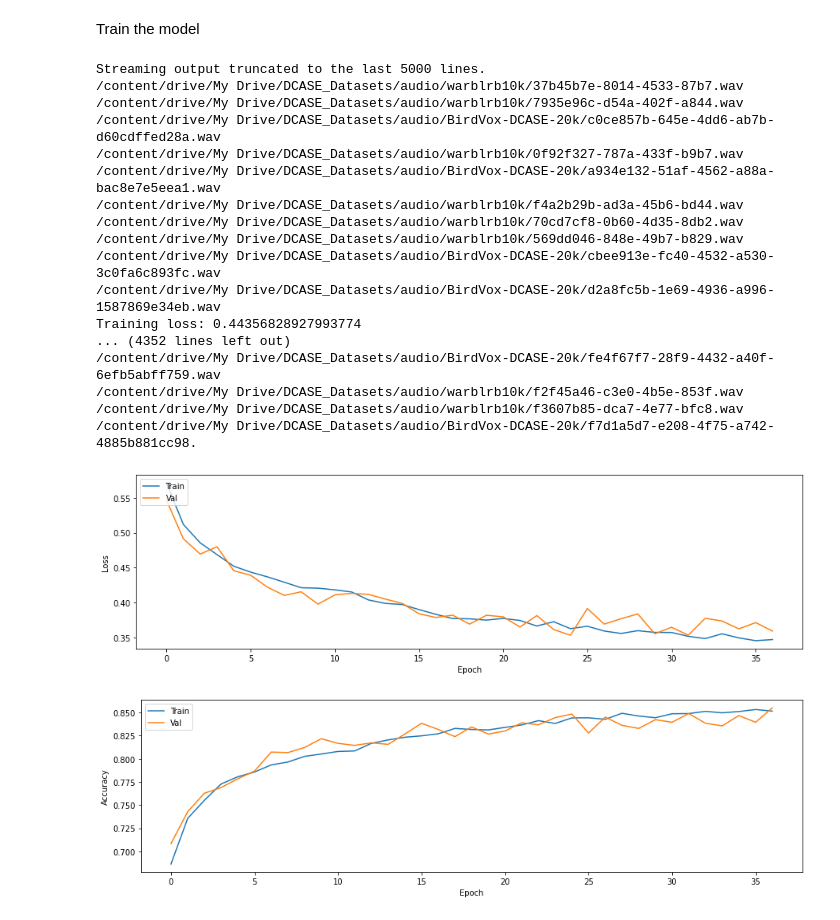
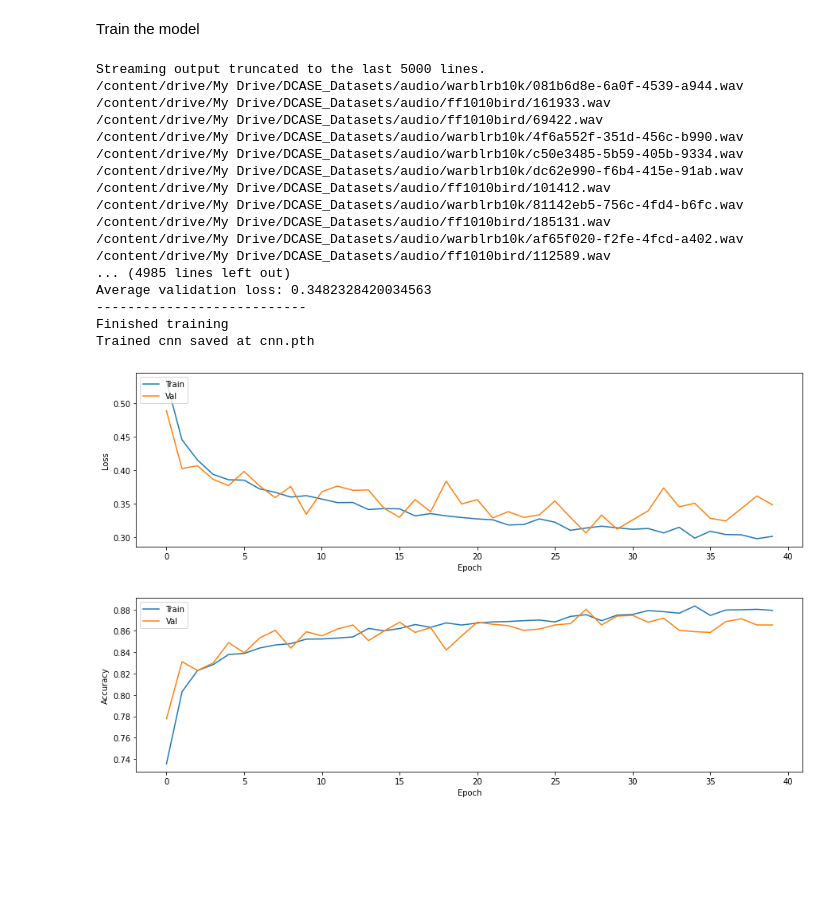
Before and after one commit to edward-h-81/bird_sound_detection, a Jupyter notebook: cnn_pytorch/train_binary_uky_val_conmatrix_sig_repro.ipynb, the cells around one changed output. Cells and saved outputs as stored; diff of their text form; code cells hidden in the pictures; blank space fills up the shorter version.

```diff
--- a/cnn_pytorch/train_binary_uky_val_conmatrix_sig_repro.ipynb
+++ b/cnn_pytorch/train_binary_uky_val_conmatrix_sig_repro.ipynb
@@ -526,6 +526,7 @@ import matplotlib.pyplot as plt
 import math
 from random import randint
 from random import uniform
+from random import random
 
 class DCASE_Dataset(Dataset):
 
@@ -541,7 +542,8 @@ class DCASE_Dataset(Dataset):
                  noise_bool: bool = False,
                  combi_audio_bool: bool = False,
                  pitch_bool: bool = False,
-                 speed_bool: bool = False):
+                 speed_bool: bool = False,
+                 cyc_bool: bool = False):
     self.annotations = pd.read_csv(annotations_file)
     self.audio_dir = audio_dir
     self.device = device
@@ -552,10 +554,12 @@ class DCASE_Dataset(Dataset):
     self.noise_bool = noise_bool
     self.combi_audio_bool = combi_audio_bool
     self.speed_bool = speed_bool
+    self.cyc_bool = cyc_bool
     self.resample_device = resample_device
     self.sig_seed = sig_seed
     self.randint = randint
     self.uniform = uniform
+    self.random = random
     self.size = len(self.annotations) - 1
     # self.lpf_cutoff = 1000
 
@@ -590,6 +594,7 @@ class DCASE_Dataset(Dataset):
     signal = self._right_pad_if_necessary(signal)
     signal = self._add_background_noise(signal)
     signal = self._combine_audio(signal, label)
+    signal = self._cyclic_shift(signal)
     # signal = torchaudio.functional.highpass_biquad(signal, sr, cutoff_freq=self.lpf_cutoff)
 
     # plot_waveform(signal.cpu(), self.target_sample_rate, title="Processed Audio")
@@ -730,6 +735,14 @@ class DCASE_Dataset(Dataset):
 
     return combined_sig
 
+  def _cyclic_shift(self, signal):
+    if self.cyc_bool is False:
+      return signal
+
+    shift = random()
+    shift = int(self.num_samples * shift)
+    signal = torch.roll(signal, shift, dims=1)
+    return signal
 
   def _get_audio_sample_path(self, index):
     fold = f"{self.annotations.iloc[index, 1]}"
@@ -755,8 +768,8 @@ import numpy as np
 
 # from dcasedataset_sig import DCASE_Dataset
 
-ANNOTATIONS_FILE_TRAIN = '/content/drive/My Drive/DCASE_Datasets/labels/train_val_csv/bv_warblr_train.csv'
-ANNOTATIONS_FILE_VAL = '/content/drive/My Drive/DCASE_Datasets/labels/train_val_csv/bv_warblr_val.csv'
+ANNOTATIONS_FILE_TRAIN = '/content/drive/My Drive/DCASE_Datasets/labels/train_val_csv/ff_warblr_train.csv'
+ANNOTATIONS_FILE_VAL = '/content/drive/My Drive/DCASE_Datasets/labels/train_val_csv/ff_warblr_val.csv'
 AUDIO_DIR = '/content/drive/My Drive/DCASE_Datasets/audio/'
 SAMPLE_RATE = 22050
 DURATION = 10
@@ -765,7 +778,7 @@ RESAMPLE_DEVICE = 'cuda'
 SIG_SEED = seed(667)
 
 BATCH_SIZE = 16
-EPOCHS = 37
+EPOCHS = 40
 LEARNING_RATE = 0.001
 
 def seed_worker(worker_id):
@@ -956,7 +969,8 @@ if __name__ == "__main__":
                             noise_bool=False,
                             combi_audio_bool=False,
                             pitch_bool=False,
-                            speed_bool=False
+                            speed_bool=False,
+                            cyc_bool=False
                             )
 
     val_data = DCASE_Dataset(ANNOTATIONS_FILE_VAL,
@@ -976,51 +990,51 @@ if __name__ == "__main__":
     # initialise loss funtion + optimiser
     # loss_fn = nn.BCELoss()
     loss_fn = nn.BCEWithLogitsLoss()
     optimiser = torch.optim.Adam(cnn.parameters(),
                                  lr=LEARNING_RATE)
 
     # train model
     training_and_validation(cnn, train_dataloader, val_dataloader, loss_fn, optimiser, device, EPOCHS, sigmoid)
 
     # save model
     torch.save(cnn.state_dict(), "/content/drive/My Drive/MSc_Project_Colab/BAD_PyTorch/cnn.pth")
     print("Trained cnn saved at cnn.pth")
 
     # plot the loss over train and validation dataset
     plt.plot(train_x, train_loss_y)
     plt.plot(val_x, val_loss_y)
     plt.xlabel("Epoch")
     plt.ylabel("Loss")
     plt.legend(["Train", "Val"], loc=2)
     plt.show()
 
     # plot the accuracy over train and validation dataset
     plt.plot(train_x, train_acc_y)
     plt.plot(val_x, val_acc_y)
     plt.xlabel("Epoch")
     plt.ylabel("Accuracy")
     plt.legend(["Train", "Val"], loc=2)
     plt.show()
 # %% [output]
 Streaming output truncated to the last 5000 lines.
-/content/drive/My Drive/DCASE_Datasets/audio/warblrb10k/37b45b7e-8014-4533-87b7.wav
-/content/drive/My Drive/DCASE_Datasets/audio/warblrb10k/7935e96c-d54a-402f-a844.wav
-/content/drive/My Drive/DCASE_Datasets/audio/BirdVox-DCASE-20k/c0ce857b-645e-4dd6-ab7b-d60cdffed28a.wav
-/content/drive/My Drive/DCASE_Datasets/audio/warblrb10k/0f92f327-787a-433f-b9b7.wav
-/content/drive/My Drive/DCASE_Datasets/audio/BirdVox-DCASE-20k/a934e132-51af-4562-a88a-bac8e7e5eea1.wav
-/content/drive/My Drive/DCASE_Datasets/audio/warblrb10k/f4a2b29b-ad3a-45b6-bd44.wav
-/content/drive/My Drive/DCASE_Datasets/audio/warblrb10k/70cd7cf8-0b60-4d35-8db2.wav
-/content/drive/My Drive/DCASE_Datasets/audio/warblrb10k/569dd046-848e-49b7-b829.wav
-/content/drive/My Drive/DCASE_Datasets/audio/BirdVox-DCASE-20k/cbee913e-fc40-4532-a530-3c0fa6c893fc.wav
-/content/drive/My Drive/DCASE_Datasets/audio/BirdVox-DCASE-20k/d2a8fc5b-1e69-4936-a996-1587869e34eb.wav
-Training loss: 0.44356828927993774
-... (4352 lines left out)
-/content/drive/My Drive/DCASE_Datasets/audio/BirdVox-DCASE-20k/fe4f67f7-28f9-4432-a40f-6efb5abff759.wav
-/content/drive/My Drive/DCASE_Datasets/audio/warblrb10k/f2f45a46-c3e0-4b5e-853f.wav
-/content/drive/My Drive/DCASE_Datasets/audio/warblrb10k/f3607b85-dca7-4e77-bfc8.wav
-/content/drive/My Drive/DCASE_Datasets/audio/BirdVox-DCASE-20k/f7d1a5d7-e208-4f75-a742-4885b881cc98.
+/content/drive/My Drive/DCASE_Datasets/audio/warblrb10k/081b6d8e-6a0f-4539-a944.wav
+/content/drive/My Drive/DCASE_Datasets/audio/ff1010bird/161933.wav
+/content/drive/My Drive/DCASE_Datasets/audio/ff1010bird/69422.wav
+/content/drive/My Drive/DCASE_Datasets/audio/warblrb10k/4f6a552f-351d-456c-b990.wav
+/content/drive/My Drive/DCASE_Datasets/audio/warblrb10k/c50e3485-5b59-405b-9334.wav
+/content/drive/My Drive/DCASE_Datasets/audio/warblrb10k/dc62e990-f6b4-415e-91ab.wav
+/content/drive/My Drive/DCASE_Datasets/audio/ff1010bird/101412.wav
+/content/drive/My Drive/DCASE_Datasets/audio/warblrb10k/81142eb5-756c-4fd4-b6fc.wav
+/content/drive/My Drive/DCASE_Datasets/audio/ff1010bird/185131.wav
+/content/drive/My Drive/DCASE_Datasets/audio/warblrb10k/af65f020-f2fe-4fcd-a402.wav
+/content/drive/My Drive/DCASE_Datasets/audio/ff1010bird/112589.wav
+... (4985 lines left out)
+Average validation loss: 0.3482328420034563
+---------------------------
+Finished training
+Trained cnn saved at cnn.pth
-[figure, old version]
+[figure, new version]
-[figure, old version]
+[figure, new version]
 # %%
 import torch
 import torchaudio
```
Also changed, not shown: parts of 3 cells of this notebook, 5 other files.
